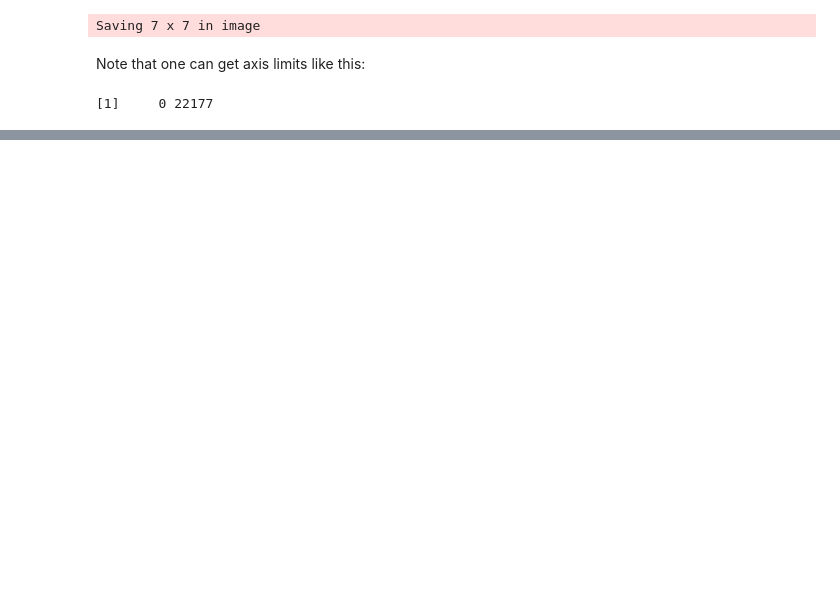
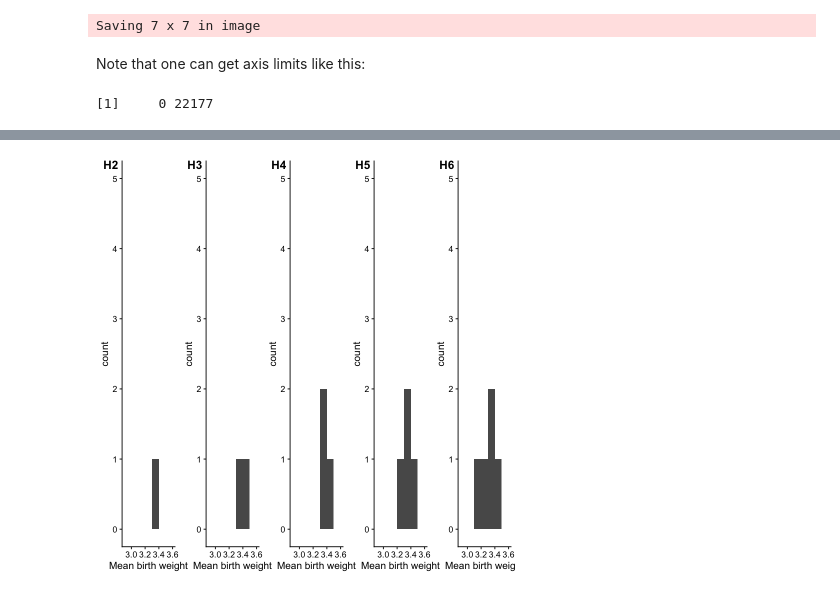
Before and after one commit to matthew-brett/confidence-intervals, a Jupyter notebook: confidence_plots.ipynb, the cells around one changed output, grey strips where cells are left out. Cells and saved outputs as stored; diff of their text form; code cells hidden in the pictures; blank space fills up the shorter version.

```diff
--- a/confidence_plots.ipynb
+++ b/confidence_plots.ipynb
@@ -146,0 +161,27 @@ Consider <https://wilkelab.org/cowplot/articles/shared_legends.html>
+# %%
+samp_dists = list()
+means = data.frame(sample_mean=numeric())
+samp_breaks = seq(2.9, 3.6, 0.1)
+mean_col = 'green'
+for (name in names(samples)) {
+    means[nrow(means) + 1,] = samples[[name]][['mean']]
+    p <- (
+        ggplot(means, aes(sample_mean))
+        + geom_histogram(breaks = samp_breaks)
+        + xlab('Mean birth weight')
+        + ylim(0, 5)
+        + theme_half_open(12)
+        + labs(title=NULL)
+    )
+    samp_dists[[name]] <- p
+}
+# %%
+p_mean_dist <- plot_grid(
+    plotlist = samp_dists,
+    align = 'vh',
+    labels = sapply(1:n_samples, function(i) glue('H{i + 1}')),
+    nrow = 1
+)
+p_mean_dist
+# %% [output]
+[figure, added]
```
Also changed, not shown: parts of 21 cells of this notebook, 1 other file.
